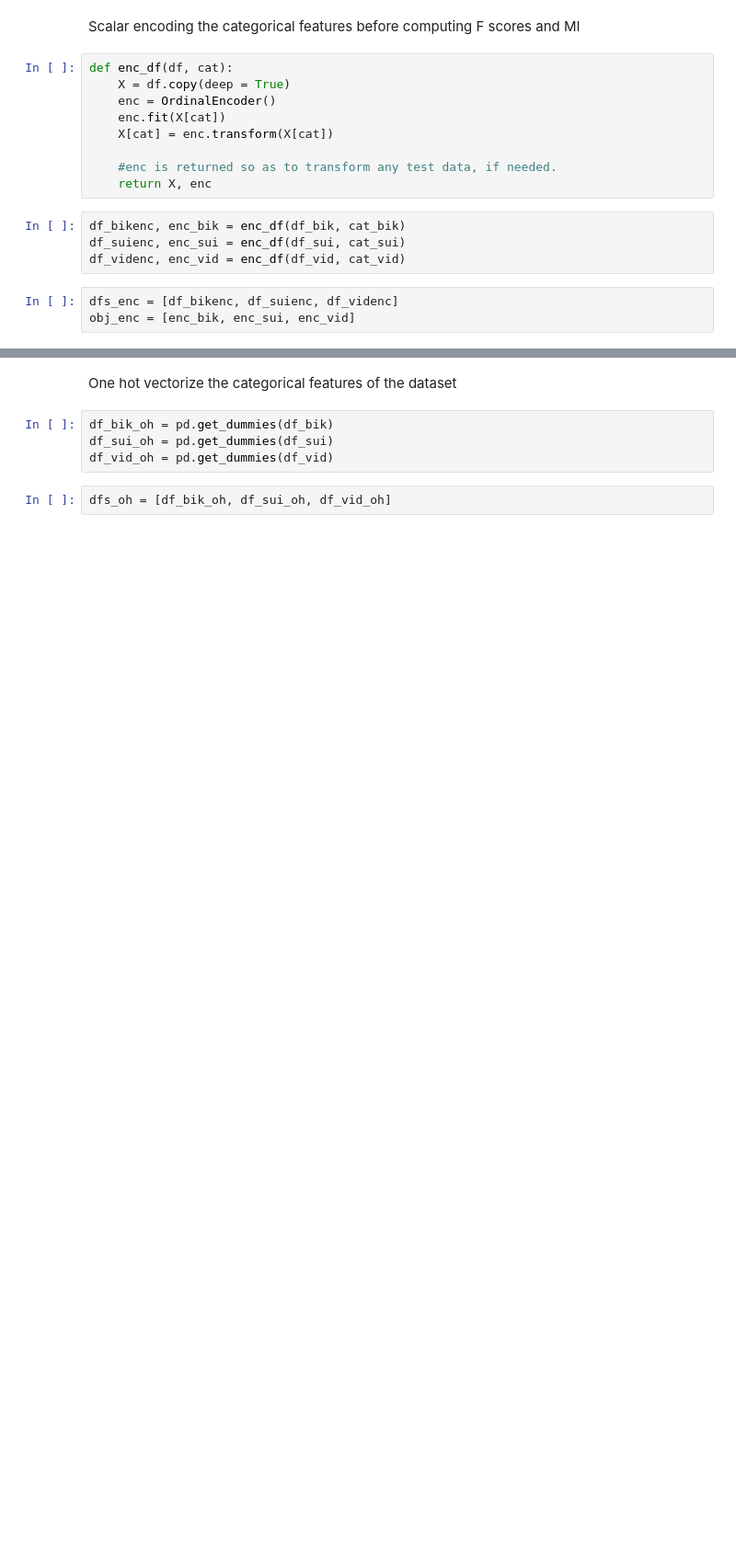
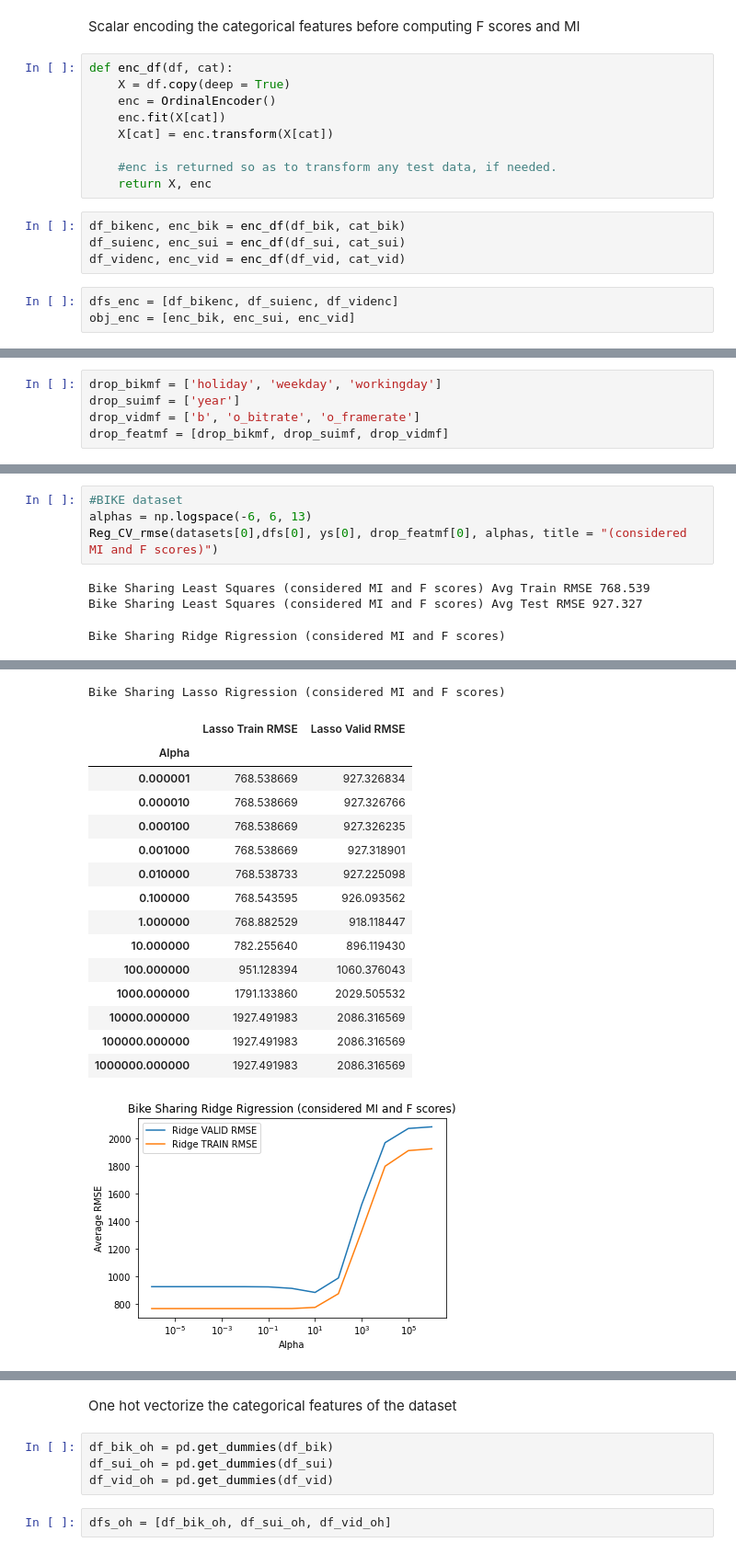
Before and after one commit to heboyuan/ECE219, a Jupyter notebook: Ganesha_Project4.ipynb, the cells around one changed output, grey strips where cells are left out. Shown at 92% size. Drawn from its saved outputs; the diff is of its cells as text; blank space fills up the shorter version.

```diff
--- a/Ganesha_Project4.ipynb
+++ b/Ganesha_Project4.ipynb
@@ -300,0 +320,5 @@ drop_feat1 = [drop_bik1, drop_sui1, drop_vid1]
+# %%
+drop_bikmf = ['holiday', 'weekday', 'workingday']
+drop_suimf = ['year']
+drop_vidmf = ['b', 'o_bitrate', 'o_framerate']
+drop_featmf = [drop_bikmf, drop_suimf, drop_vidmf]
@@ -300,0 +416,8 @@ drop_feat1 = [drop_bik1, drop_sui1, drop_vid1]
+# %%
+#BIKE dataset
+alphas = np.logspace(-6, 6, 13)
+Reg_CV_rmse(datasets[0],dfs[0], ys[0], drop_featmf[0], alphas, title = "(considered MI and F scores)")
+# %% [output]
+Bike Sharing Least Squares (considered MI and F scores) Avg Train RMSE 768.539
+Bike Sharing Least Squares (considered MI and F scores) Avg Test RMSE 927.327
+Bike Sharing Ridge Rigression (considered MI and F scores)
@@ -300,0 +439,17 @@ drop_feat1 = [drop_bik1, drop_sui1, drop_vid1]
+Bike Sharing Lasso Rigression (considered MI and F scores)
+|  | Lasso Train RMSE | Lasso Valid RMSE |
+| Alpha |  |  |
+| 0.000001 | 768.538669 | 927.326834 |
+| 0.000010 | 768.538669 | 927.326766 |
+| 0.000100 | 768.538669 | 927.326235 |
+| 0.001000 | 768.538669 | 927.318901 |
+| 0.010000 | 768.538733 | 927.225098 |
+| 0.100000 | 768.543595 | 926.093562 |
+| 1.000000 | 768.882529 | 918.118447 |
+| 10.000000 | 782.255640 | 896.119430 |
+| 100.000000 | 951.128394 | 1060.376043 |
+| 1000.000000 | 1791.133860 | 2029.505532 |
+| 10000.000000 | 1927.491983 | 2086.316569 |
+| 100000.000000 | 1927.491983 | 2086.316569 |
+| 1000000.000000 | 1927.491983 | 2086.316569 |
+[figure, added]
```
Also changed, not shown: parts of 79 cells of this notebook.
